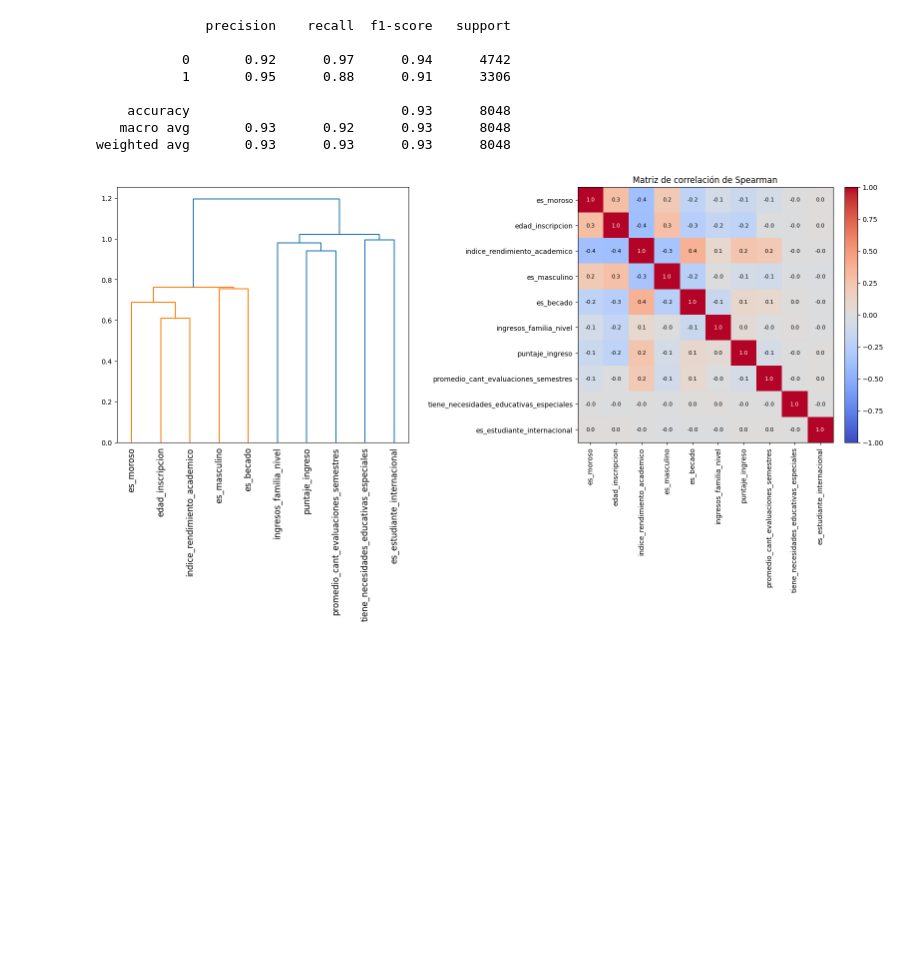
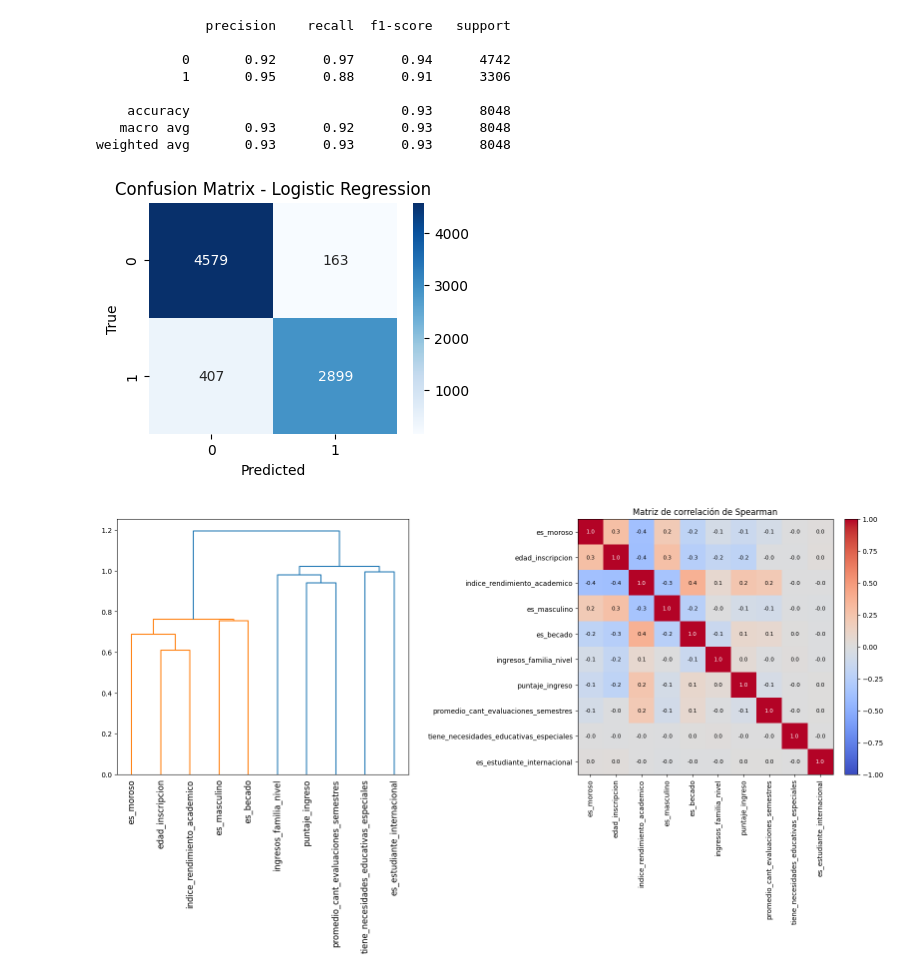
Before and after one commit to diegorojasucv/tp-1-aa, a Jupyter notebook: notebooks/training_binario.ipynb, the cells around one changed output. Cells and saved outputs as stored; diff of their text form; code cells hidden in the pictures; blank space fills up the shorter version.

```diff
--- a/notebooks/training_binario.ipynb
+++ b/notebooks/training_binario.ipynb
@@ -626,6 +671,17 @@ print(classification_report(y_test, y_pred))
     accuracy                           0.93      8048
    macro avg       0.93      0.92      0.93      8048
 weighted avg       0.93      0.93      0.93      8048
+# %%
+    # Confusion Matrix
+    cm_model = confusion_matrix(y_test.values.ravel(), y_pred)
+    plt.figure(figsize=(4, 3))
+    sns.heatmap(cm_model, annot=True, fmt='d', cmap='Blues')
+    plt.title(f'Confusion Matrix - {name}')
+    plt.xlabel('Predicted')
+    plt.ylabel('True')
+    plt.show()
+# %% [output]
+[figure, added]
 # %%
 fig, (ax1, ax2) = graficar_clustering_correlacion(
     X_train,
```
Also changed, not shown: parts of 9 cells of this notebook, 4 other files.
